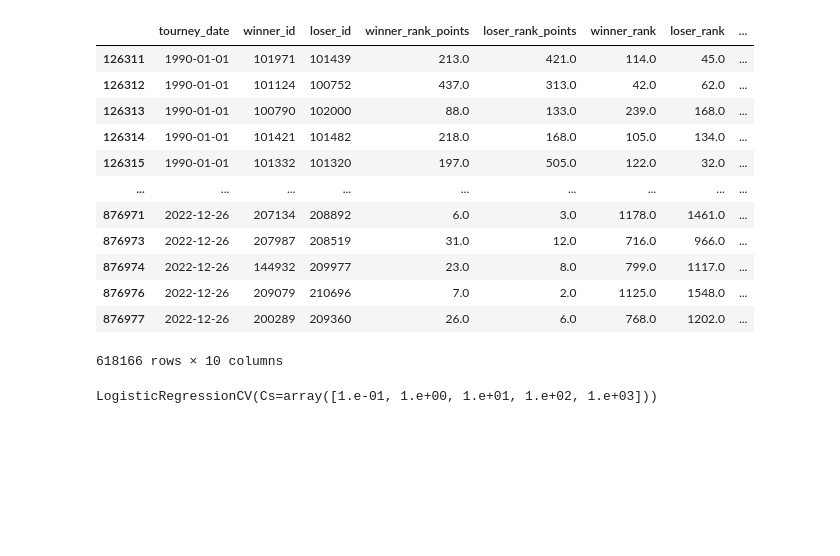
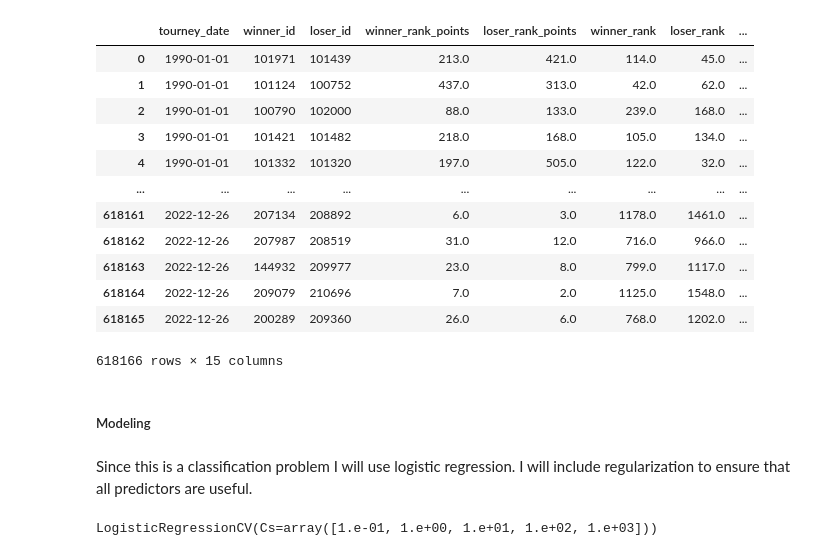
Before and after one commit to wcmohr/wcmohr_portfolio, a Jupyter notebook: Notebooks/ratingPoints.ipynb, the cells around one changed output. Saved outputs shown, nothing was run; the diff lists cells and outputs as text; code cells hidden in the pictures; blank space fills up the shorter version.

Commit message:
rank point predictions

```diff
--- a/Notebooks/ratingPoints.ipynb
+++ b/Notebooks/ratingPoints.ipynb
@@ -22,4 +31,6 @@ lr_matches = lr_matches[
     ['tourney_date','winner_id','loser_id','winner_rank_points',
      'loser_rank_points', 'winner_rank', 'loser_rank']]
 # get rid of matches in which participants have zero ranking points
-lr_matches = lr_matches.query('winner_rank_points != 0 and loser_rank_points != 0')
+lr_matches = lr_matches.query('winner_rank_points != 0 and \
+                              loser_rank_points != 0')
+lr_matches.index = [inx for inx in range(0,lr_matches.shape[0])]
@@ -25,0 +43,22 @@ lr_matches = lr_matches.query('winner_rank_points != 0 and loser_rank_points !=
+# %%
+random.seed(1)
+player_indicators = random.choices([0,1],k = lr_matches.shape[0],)
+
+# player a rank gets winner's rank points if indicator is 1, otherwise
+# player a gets the loser's rank points if indicator is 0
+
+lr_matches['pa_pts'] = (player_indicators* \
+                            lr_matches['winner_rank_points']) + \
+                          abs((np.array(player_indicators)-1)* \
+                           lr_matches['loser_rank_points'])
+
+# player a rank gets loser's rank points if indicator is 1, otherwise
+# player a gets the winner's rank points if indicator is 0
+
+lr_matches['pb_pts'] = (player_indicators * \
+                            lr_matches['loser_rank_points']) + \
+                          abs((np.array(player_indicators)-1)* \
+                           lr_matches['winner_rank_points'])
+
+# player a wins if outcome is 1, otherwise if outcome is 0 player b wins
+lr_matches['outcome'] = player_indicators
@@ -26,32 +71,25 @@ lr_matches = lr_matches.query('winner_rank_points != 0 and loser_rank_points !=
 # %%
-# create derived factors from rating points that may be predictive of outcome
-lr_matches['higher_rp_wins'] = lr_matches['winner_rank_points']>\
-                                lr_matches['loser_rank_points']
-
-# convert outcome dtype from boolean to integer
-lr_matches['higher_rp_wins'] = lr_matches['higher_rp_wins'].astype(int)
-
-# raw differential in rank points between winner and loser
-lr_matches['rp_differential'] = lr_matches['winner_rank_points'] - \
-                                lr_matches['loser_rank_points']
+# raw differential in rank points between player
+lr_matches['rp_diff'] = lr_matches['pa_pts'] - \
+                                lr_matches['pb_pts']
 
 # differential weighted by the inverse of the sum of both players' rank points
-lr_matches['rp_weighted_differential'] = lr_matches['rp_differential']/ \
-                                            (lr_matches['winner_rank_points'] +
-                                            lr_matches['loser_rank_points'])
+lr_matches['rp_wt_diff'] = lr_matches['rp_diff']/ \
+                                            (lr_matches['pa_pts'] +
+                                            lr_matches['pb_pts'])
 
 lr_matches
 # %% [output]
 |  | tourney_date | winner_id | loser_id | winner_rank_points | loser_rank_points | winner_rank | loser_rank | ... |
-| 126311 | 1990-01-01 | 101971 | 101439 | 213.0 | 421.0 | 114.0 | 45.0 | ... |
-| 126312 | 1990-01-01 | 101124 | 100752 | 437.0 | 313.0 | 42.0 | 62.0 | ... |
-| 126313 | 1990-01-01 | 100790 | 102000 | 88.0 | 133.0 | 239.0 | 168.0 | ... |
-| 126314 | 1990-01-01 | 101421 | 101482 | 218.0 | 168.0 | 105.0 | 134.0 | ... |
-| 126315 | 1990-01-01 | 101332 | 101320 | 197.0 | 505.0 | 122.0 | 32.0 | ... |
+| 0 | 1990-01-01 | 101971 | 101439 | 213.0 | 421.0 | 114.0 | 45.0 | ... |
+| 1 | 1990-01-01 | 101124 | 100752 | 437.0 | 313.0 | 42.0 | 62.0 | ... |
+| 2 | 1990-01-01 | 100790 | 102000 | 88.0 | 133.0 | 239.0 | 168.0 | ... |
+| 3 | 1990-01-01 | 101421 | 101482 | 218.0 | 168.0 | 105.0 | 134.0 | ... |
+| 4 | 1990-01-01 | 101332 | 101320 | 197.0 | 505.0 | 122.0 | 32.0 | ... |
 | ... | ... | ... | ... | ... | ... | ... | ... | ... |
-| 876971 | 2022-12-26 | 207134 | 208892 | 6.0 | 3.0 | 1178.0 | 1461.0 | ... |
-| 876973 | 2022-12-26 | 207987 | 208519 | 31.0 | 12.0 | 716.0 | 966.0 | ... |
-| 876974 | 2022-12-26 | 144932 | 209977 | 23.0 | 8.0 | 799.0 | 1117.0 | ... |
-| 876976 | 2022-12-26 | 209079 | 210696 | 7.0 | 2.0 | 1125.0 | 1548.0 | ... |
-| 876977 | 2022-12-26 | 200289 | 209360 | 26.0 | 6.0 | 768.0 | 1202.0 | ... |
+| 618161 | 2022-12-26 | 207134 | 208892 | 6.0 | 3.0 | 1178.0 | 1461.0 | ... |
+| 618162 | 2022-12-26 | 207987 | 208519 | 31.0 | 12.0 | 716.0 | 966.0 | ... |
+| 618163 | 2022-12-26 | 144932 | 209977 | 23.0 | 8.0 | 799.0 | 1117.0 | ... |
+| 618164 | 2022-12-26 | 209079 | 210696 | 7.0 | 2.0 | 1125.0 | 1548.0 | ... |
+| 618165 | 2022-12-26 | 200289 | 209360 | 26.0 | 6.0 | 768.0 | 1202.0 | ... |
-618166 rows × 10 columns
+618166 rows × 15 columns
@@ -60,2 +96,6 @@ lr_matches
+# %% [markdown]
+##### Modeling
+# %% [markdown]
+Since this is a classification problem I will use logistic regression.  I will include regularization to ensure that all predictors are useful.
 # %%
 # Select the predictive and the target columns and split into train and test
```
Also changed, not shown: parts of 18 cells of this notebook, 4 other files.
